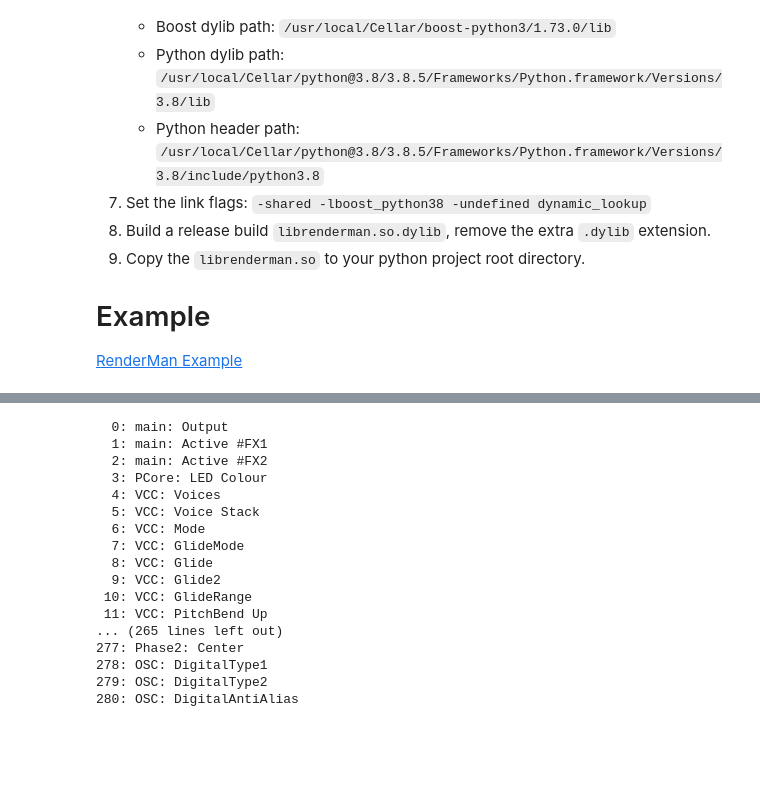
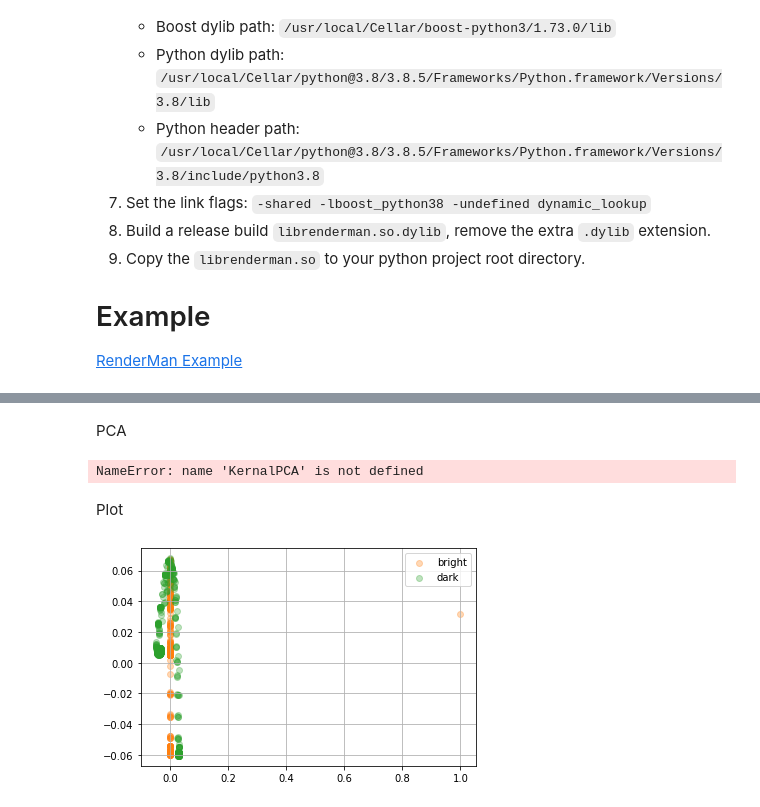
Before and after one commit to yilin-zhang/diva-dataset, a Jupyter notebook: batch.ipynb, the cells around one changed output, grey strips where cells are left out. Saved outputs shown, nothing was run; the diff lists cells and outputs as text; code cells hidden in the pictures; blank space fills up the shorter version.

```diff
--- a/batch.ipynb
+++ b/batch.ipynb
@@ -39,21 +176,0 @@ True
-# %%
-
-print(engine.get_plugin_parameters_description())
-# %% [output]
-  0: main: Output
-  1: main: Active #FX1
-  2: main: Active #FX2
-  3: PCore: LED Colour
-  4: VCC: Voices
-  5: VCC: Voice Stack
-  6: VCC: Mode
-  7: VCC: GlideMode
-  8: VCC: Glide
-  9: VCC: Glide2
- 10: VCC: GlideRange
- 11: VCC: PitchBend Up
-... (265 lines left out)
-277: Phase2: Center
-278: OSC: DigitalType1
-279: OSC: DigitalType2
-280: OSC: DigitalAntiAlias
@@ -59,0 +183,49 @@ print(engine.get_plugin_parameters_description())
+# %% [markdown]
+PCA
+# %%
+from sklearn.decomposition import PCA, KernelPCA
+
+#pca = PCA(n_components=2)
+kpca = KernelPCA(n_components=2, kernel='linear')
+
+features_pca = kpca.fit_transform(mean_mfcc_array)
+# %% [output]
+NameError: name 'KernalPCA' is not defined
+# %% [markdown]
+Plot
+# %%
+#%matplotlib inline
+
+# https://necromuralist.github.io/neural_networks/posts/normalizing-with-numpy/
+def normalize_cols(x: np.ndarray):
+    """
+    function that normalizes each column of the matrix x to have unit length.
+
+    Args:
+     ``x``: A numpy matrix of shape (n, m)
+
+    Returns:
+     ``x``: The normalized (by row) numpy matrix.
+    """
+    return x/np.linalg.norm(x, ord=2, axis=0, keepdims=True)
+
+# Bright and Dark
+idx_bright = np.where(1 == binary_character_array[:, 0])
+idx_dark = np.where(1 == binary_character_array[:, 1])
+
+samples_bright = normalize_cols(mean_mfcc_pca[idx_bright])
+samples_dark = normalize_cols(mean_mfcc_pca[idx_dark])
+
+# https://matplotlib.org/3.1.0/gallery/lines_bars_and_markers/scatter_with_legend.html#sphx-glr-gallery-lines-bars-and-markers-scatter-with-legend-py
+color_bright = 'tab:orange'
+color_dark = 'tab:green'
+fig, ax = plt.subplots()
+ax.scatter(samples_bright[:, 0], samples_bright[:, 1], c=color_bright, label='bright', alpha=0.3)
+ax.scatter(samples_dark[:, 0], samples_dark[:, 1], c=color_dark, label='dark', alpha=0.3)
+
+ax.legend()
+ax.grid(True)
+
+plt.show()
+# %% [output]
+[figure, added]
```
Also changed, not shown: parts of 17 cells of this notebook, 10 other files.
